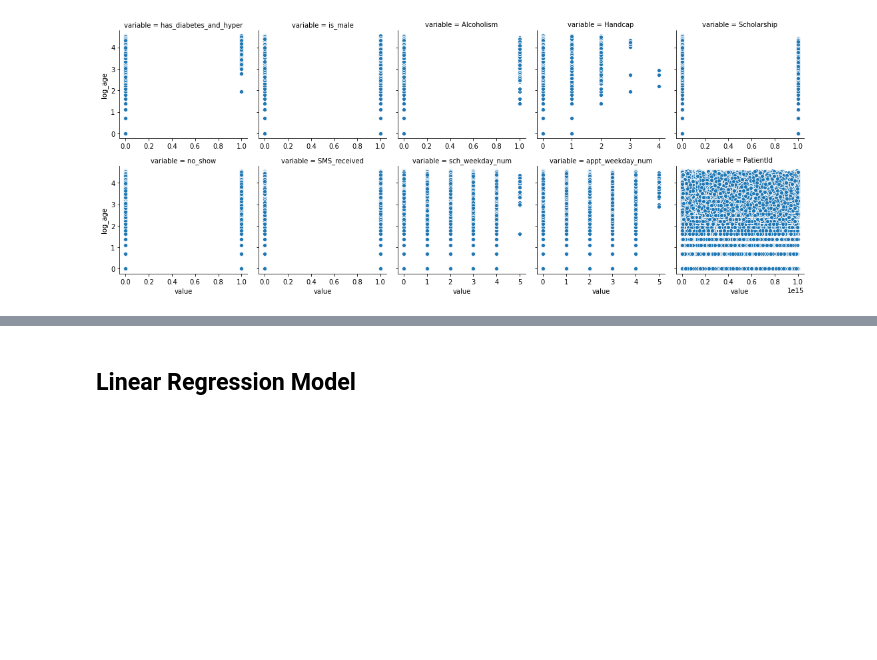
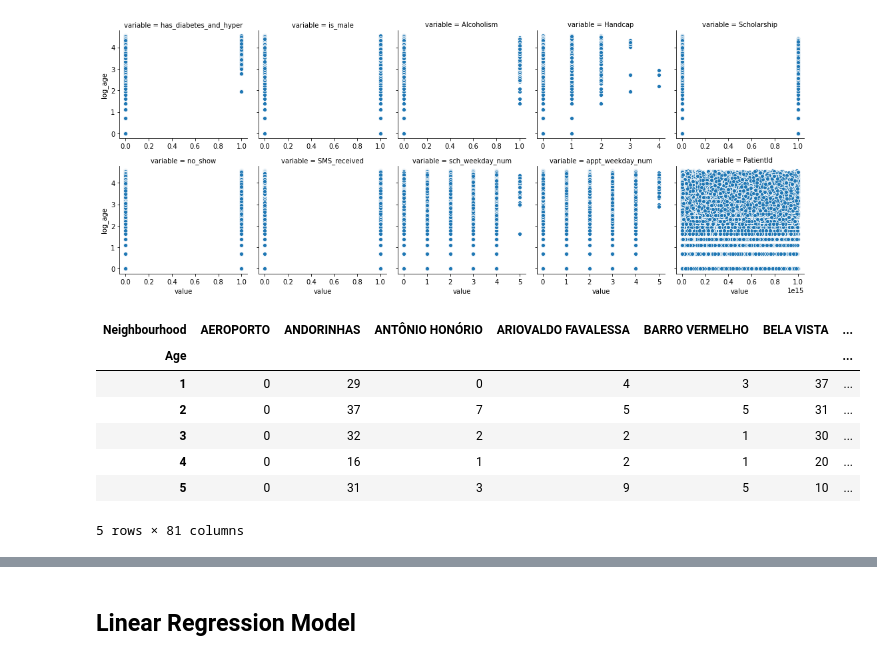
Before and after one commit to mgalaviz1/my_work, a Jupyter notebook: week7/KNN_assignment.ipynb, the cells around one changed output, grey strips where cells are left out. Saved outputs shown, nothing was run; the diff lists cells and outputs as text; code cells hidden in the pictures; blank space fills up the shorter version.

```diff
--- a/week7/KNN_assignment.ipynb
+++ b/week7/KNN_assignment.ipynb
@@ -245,6 +301,15 @@ plot_top_corrs(df, "Age")
 plot_top_corrs(log_df, "log_age")
 # %% [output]
 [figure]
-# %%
-drop_cols = ["date", "summary", "preciptype", "apparenttemperature", "visibility", "loudcover", "dailysummary"]
-df = df.drop(columns=drop_cols)
+# %%
+crosstable = pd.crosstab(df["Age"], df["Neighbourhood"])
+crosstable.head()
+# %% [output]
+| Neighbourhood | AEROPORTO | ANDORINHAS | ANTÔNIO HONÓRIO | ARIOVALDO FAVALESSA | BARRO VERMELHO | BELA VISTA | ... |
+| Age |  |  |  |  |  |  | ... |
+| 1 | 0 | 29 | 0 | 4 | 3 | 37 | ... |
+| 2 | 0 | 37 | 7 | 5 | 5 | 31 | ... |
+| 3 | 0 | 32 | 2 | 2 | 1 | 30 | ... |
+| 4 | 0 | 16 | 1 | 2 | 1 | 20 | ... |
+| 5 | 0 | 31 | 3 | 9 | 5 | 10 | ... |
+5 rows × 81 columns
```
Also changed, not shown: parts of 40 cells of this notebook, 1 other file.
